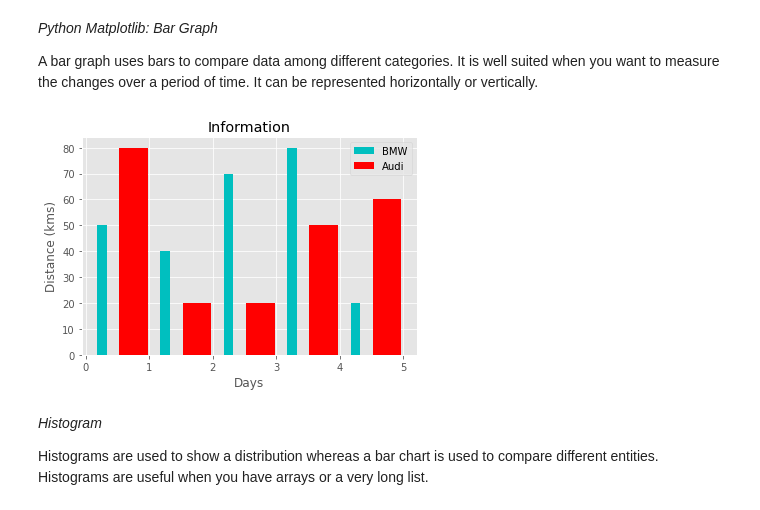
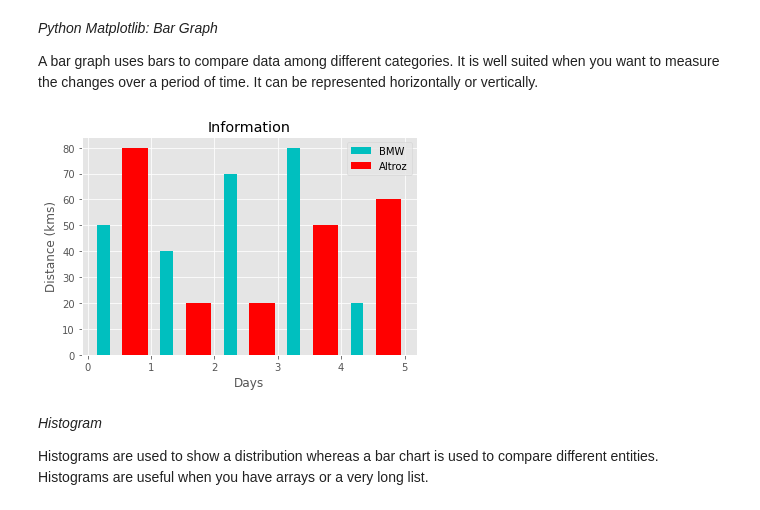
Before and after one commit to Spnetic-5/ML_mastery, a Jupyter notebook: matplotlib_data_visualization.ipynb, the cells around one changed output. Saved outputs shown, nothing was run; the diff lists cells and outputs as text; code cells hidden in the pictures.

```diff
--- a/matplotlib_data_visualization.ipynb
+++ b/matplotlib_data_visualization.ipynb
@@ -78,15 +78,15 @@ A bar graph uses bars to compare data among different categories. It is well sui
 # %%
 from matplotlib import pyplot as plt
 
-plt.bar([0.25,1.25,2.25,3.25,4.25],[50,40,70,80,20],label="BMW",color='c', width=.15)
-plt.bar([.75,1.75,2.75,3.75,4.75],[80,20,20,50,60],label="Audi", color='r',width=.45)
+plt.bar([0.25,1.25,2.25,3.25,4.25],[50,40,70,80,20],label="BMW",color='c', width=.2)
+plt.bar([.75,1.75,2.75,3.75,4.75],[80,20,20,50,60],label="Altroz", color='r',width=.4)
 plt.legend()
 plt.xlabel('Days')
 plt.ylabel('Distance (kms)')
 plt.title('Information')
 plt.show()
 # %% [output]
-[figure, old version]
+[figure, new version]
 # %% [markdown]
 *Histogram*
 
```
